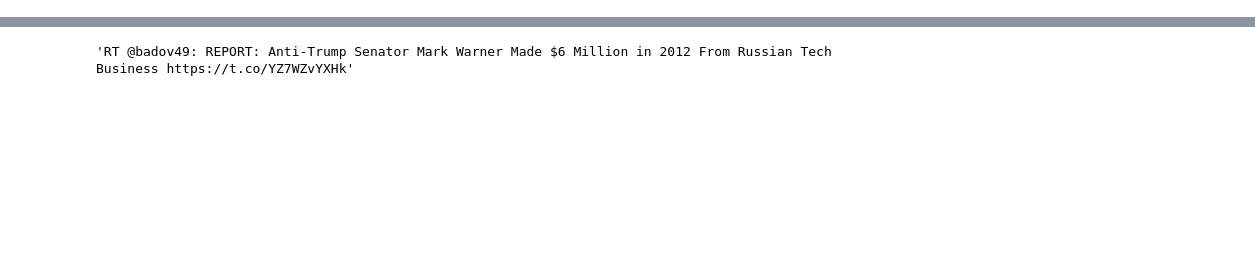
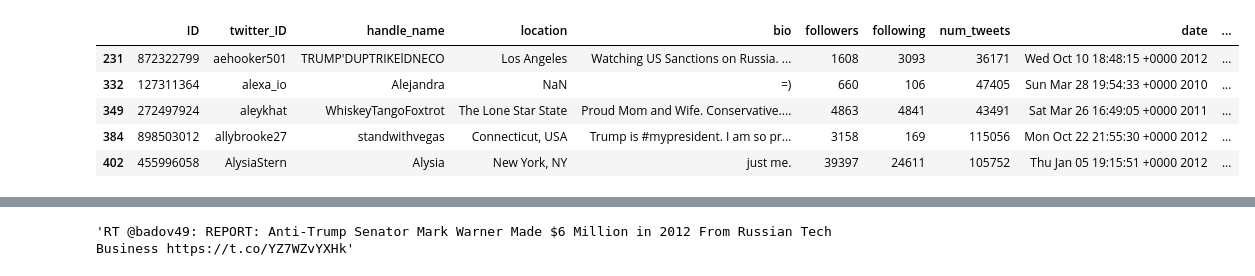
Before and after one commit to ReTacH/Echo, a Jupyter notebook: Project Notebook.ipynb, the cells around one changed output, grey strips where cells are left out. Cells and saved outputs as stored; diff of their text form; code cells hidden in the pictures; blank space fills up the shorter version.

```diff
--- a/Project Notebook.ipynb
+++ b/Project Notebook.ipynb
@@ -29 +64,12 @@ obamacare_userinfo = pd.read_csv("obamacare/userinfo.txt", delimiter = "\t", hea
+# %%
+# check column 9
+# still not sure what it is
+obamacare_userinfo[obamacare_userinfo[9] != False].head(5)
+# %% [output]
+|  | ID | twitter_ID | handle_name | location | bio | followers | following | num_tweets | date | ... |
+| 231 | 872322799 | aehooker501 | TRUMP'DUPTRIKElDNECO | Los Angeles | Watching US Sanctions on Russia. ... | 1608 | 3093 | 36171 | Wed Oct 10 18:48:15 +0000 2012 | ... |
+| 332 | 127311364 | alexa_io | Alejandra | NaN | =) | 660 | 106 | 47405 | Sun Mar 28 19:54:33 +0000 2010 | ... |
+| 349 | 272497924 | aleykhat | WhiskeyTangoFoxtrot | The Lone Star State | Proud Mom and Wife. Conservative.... | 4863 | 4841 | 43491 | Sat Mar 26 16:49:05 +0000 2011 | ... |
+| 384 | 898503012 | allybrooke27 | standwithvegas | Connecticut, USA | Trump is #mypresident. I am so pr... | 3158 | 169 | 115056 | Mon Oct 22 21:55:30 +0000 2012 | ... |
+| 402 | 455996058 | AlysiaStern | Alysia | New York, NY | just me. | 39397 | 24611 | 105752 | Thu Jan 05 19:15:51 +0000 2012 | ... |
 # %%
```
Also changed, not shown: parts of 14 cells of this notebook, 1 other file.
